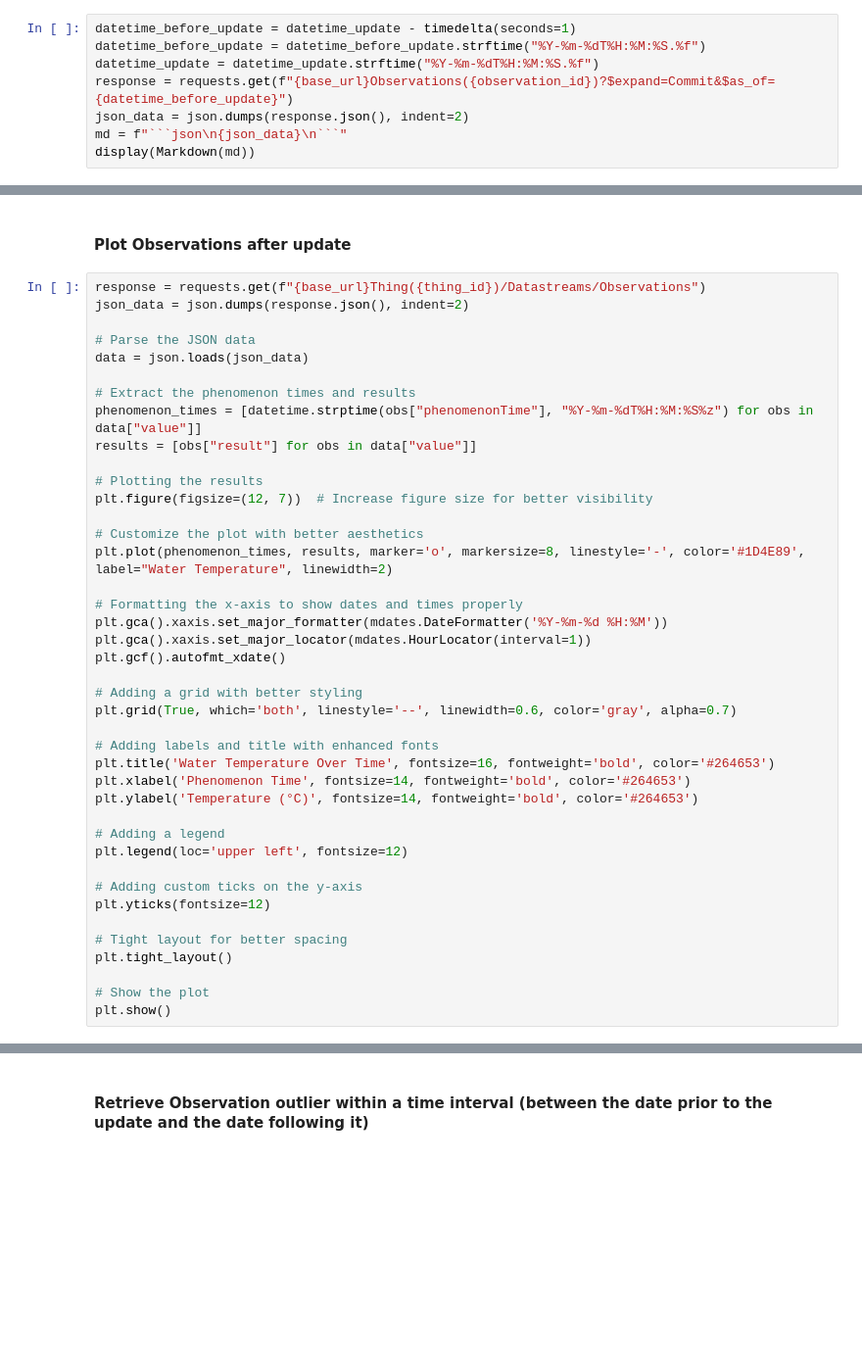
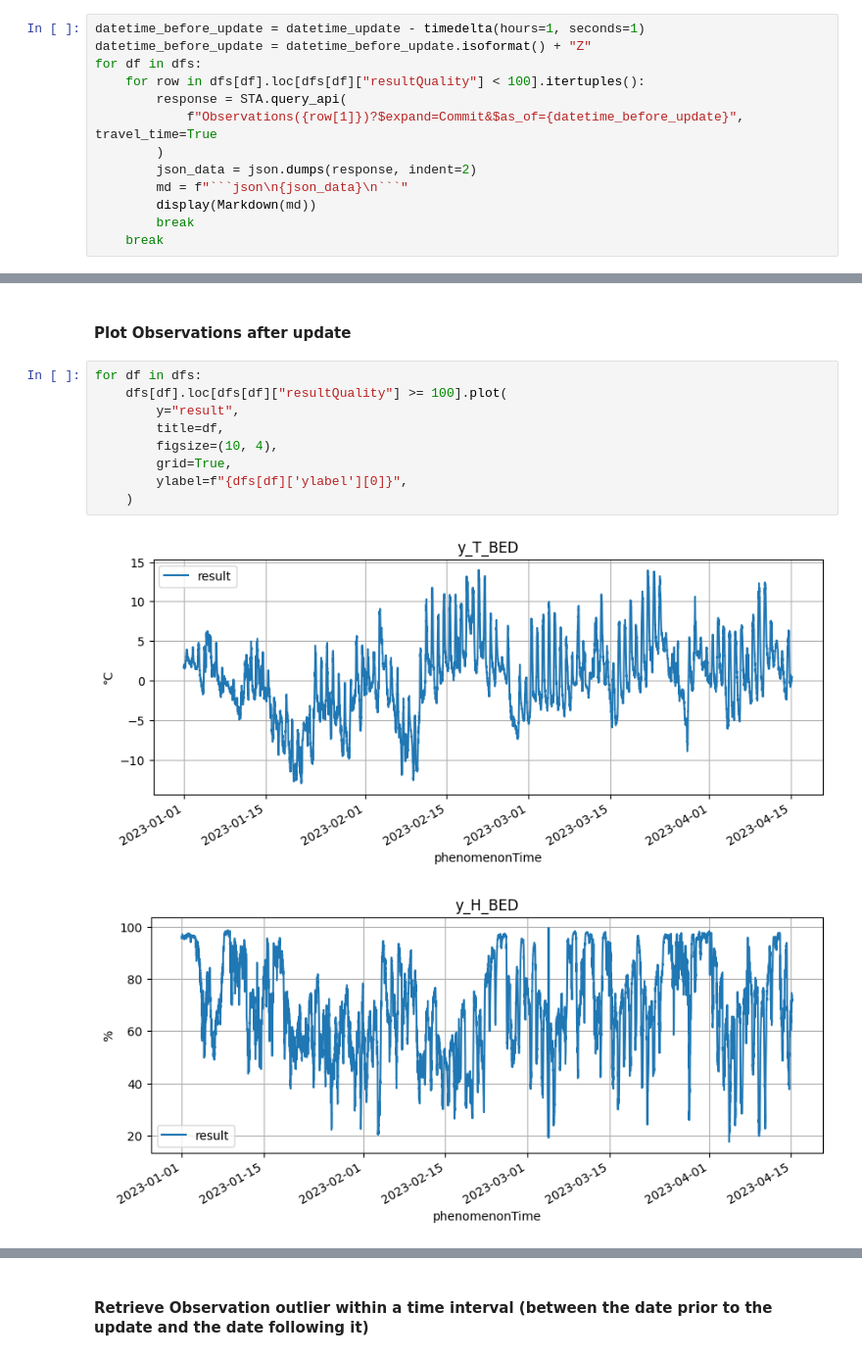
Before and after one commit to istSOS/istSOS4, a Jupyter notebook: docs/tutorials/traveltime_lausanne.ipynb, the cells around one changed output, grey strips where cells are left out. Shown at 98% size. Drawn from its saved outputs; the diff is of its cells as text; blank space fills up the shorter version.

````diff
--- a/docs/tutorials/traveltime_lausanne.ipynb
+++ b/docs/tutorials/traveltime_lausanne.ipynb
@@ -314,10 +578,15 @@ display(Markdown(md))
 # %% [markdown]
 #### Retrieve Observation outlier at a specific instant (with the as_of value set to one second prior to the update date)
 # %%
-datetime_before_update = datetime_update - timedelta(seconds=1)
-datetime_before_update = datetime_before_update.strftime("%Y-%m-%dT%H:%M:%S.%f")
-datetime_update = datetime_update.strftime("%Y-%m-%dT%H:%M:%S.%f")
-response = requests.get(f"{base_url}Observations({observation_id})?$expand=Commit&$as_of={datetime_before_update}")
-json_data = json.dumps(response.json(), indent=2)
-md = f"```json\n{json_data}\n```"
-display(Markdown(md))
+datetime_before_update = datetime_update - timedelta(hours=1, seconds=1)
+datetime_before_update = datetime_before_update.isoformat() + "Z"
+for df in dfs:
+    for row in dfs[df].loc[dfs[df]["resultQuality"] < 100].itertuples():
+        response = STA.query_api(
+            f"Observations({row[1]})?$expand=Commit&$as_of={datetime_before_update}", travel_time=True
+        )
+        json_data = json.dumps(response, indent=2)
+        md = f"```json\n{json_data}\n```"
+        display(Markdown(md))
+        break
+    break
@@ -324,43 +621,14 @@ display(Markdown(md))
 # %% [markdown]
 #### Plot Observations after update
 # %%
-response = requests.get(f"{base_url}Thing({thing_id})/Datastreams/Observations")
-json_data = json.dumps(response.json(), indent=2)
-
-# Parse the JSON data
-data = json.loads(json_data)
-
-# Extract the phenomenon times and results
-phenomenon_times = [datetime.strptime(obs["phenomenonTime"], "%Y-%m-%dT%H:%M:%S%z") for obs in data["value"]]
-results = [obs["result"] for obs in data["value"]]
-
-# Plotting the results
-plt.figure(figsize=(12, 7))  # Increase figure size for better visibility
-
-# Customize the plot with better aesthetics
-plt.plot(phenomenon_times, results, marker='o', markersize=8, linestyle='-', color='#1D4E89', label="Water Temperature", linewidth=2)
-
-# Formatting the x-axis to show dates and times properly
-plt.gca().xaxis.set_major_formatter(mdates.DateFormatter('%Y-%m-%d %H:%M'))
-plt.gca().xaxis.set_major_locator(mdates.HourLocator(interval=1))
-plt.gcf().autofmt_xdate()
-
-# Adding a grid with better styling
-plt.grid(True, which='both', linestyle='--', linewidth=0.6, color='gray', alpha=0.7)
-
-# Adding labels and title with enhanced fonts
-plt.title('Water Temperature Over Time', fontsize=16, fontweight='bold', color='#264653')
-plt.xlabel('Phenomenon Time', fontsize=14, fontweight='bold', color='#264653')
-plt.ylabel('Temperature (°C)', fontsize=14, fontweight='bold', color='#264653')
-
-# Adding a legend
-plt.legend(loc='upper left', fontsize=12)
-
-# Adding custom ticks on the y-axis
-plt.yticks(fontsize=12)
-
-# Tight layout for better spacing
-plt.tight_layout()
-
-# Show the plot
-plt.show()
+for df in dfs:
+    dfs[df].loc[dfs[df]["resultQuality"] >= 100].plot(
+        y="result",
+        title=df,
+        figsize=(10, 4),
+        grid=True,
+        ylabel=f"{dfs[df]['ylabel'][0]}",
+    )
+# %% [output]
+[figure, added]
+[figure, added]
````
Also changed, not shown: parts of 41 cells of this notebook, 5 other files.
